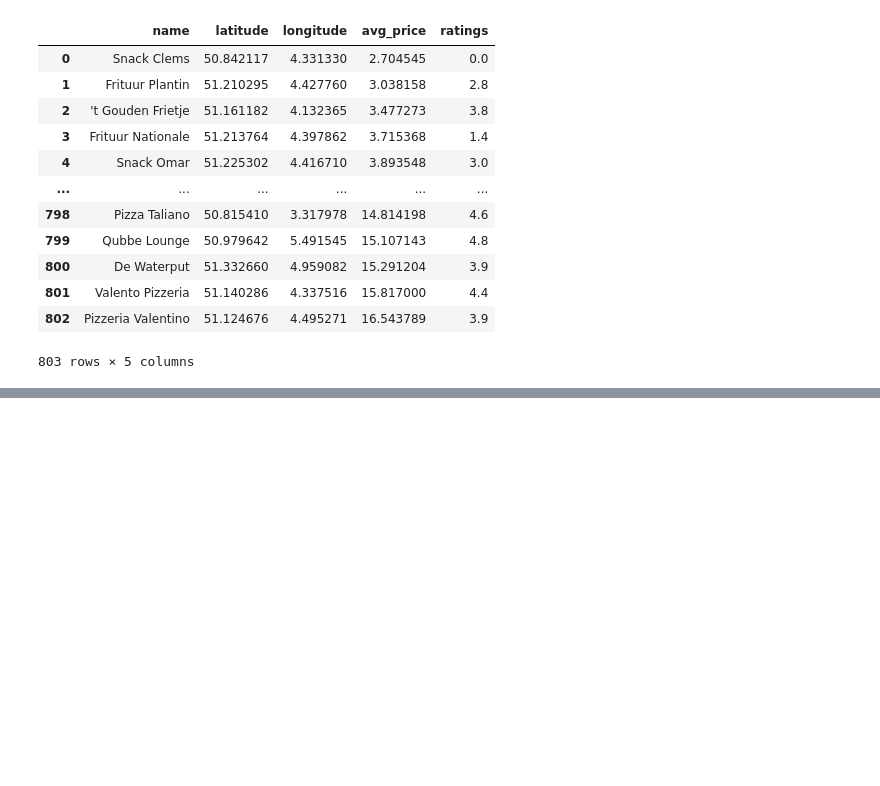
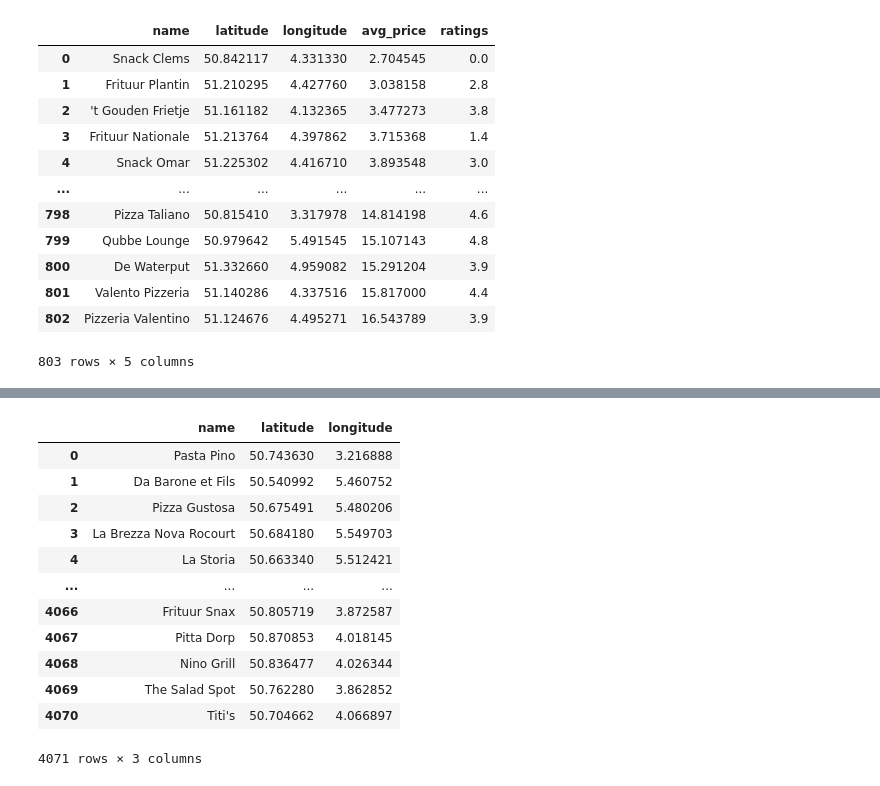
Before and after one commit to kristinnuyens/delivery-market-analysis, a Jupyter notebook: notebooks/SQL.ipynb, the cells around one changed output, grey strips where cells are left out. Saved outputs shown, nothing was run; the diff lists cells and outputs as text; code cells hidden in the pictures; blank space fills up the shorter version.

```diff
--- a/notebooks/SQL.ipynb
+++ b/notebooks/SQL.ipynb
@@ -152,0 +194,30 @@ df_result
+# %%
+sql = """
+SELECT
+    name,
+    latitude,
+    longitude
+FROM restaurants
+"""
+df_result = pd.read_sql_query(sql, conn)
+
+df_result.to_csv(
+    SQL_OUT / "06_delivery_dead_zones.csv",
+    index=False
+)
+
+df_result
+# %% [output]
+|  | name | latitude | longitude |
+| 0 | Pasta Pino | 50.743630 | 3.216888 |
+| 1 | Da Barone et Fils | 50.540992 | 5.460752 |
+| 2 | Pizza Gustosa | 50.675491 | 5.480206 |
+| 3 | La Brezza Nova Rocourt | 50.684180 | 5.549703 |
+| 4 | La Storia | 50.663340 | 5.512421 |
+| ... | ... | ... | ... |
+| 4066 | Frituur Snax | 50.805719 | 3.872587 |
+| 4067 | Pitta Dorp | 50.870853 | 4.018145 |
+| 4068 | Nino Grill | 50.836477 | 4.026344 |
+| 4069 | The Salad Spot | 50.762280 | 3.862852 |
+| 4070 | Titi's | 50.704662 | 4.066897 |
+4071 rows × 3 columns
```
Also changed, not shown: parts of 11 cells of this notebook, 7 other files.
